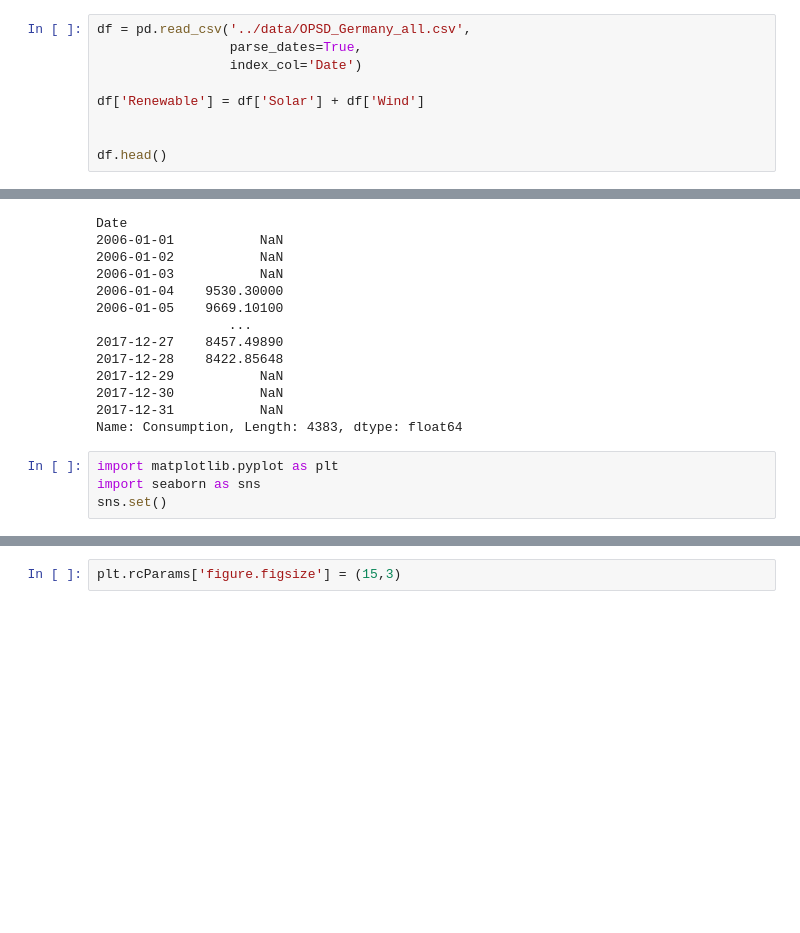
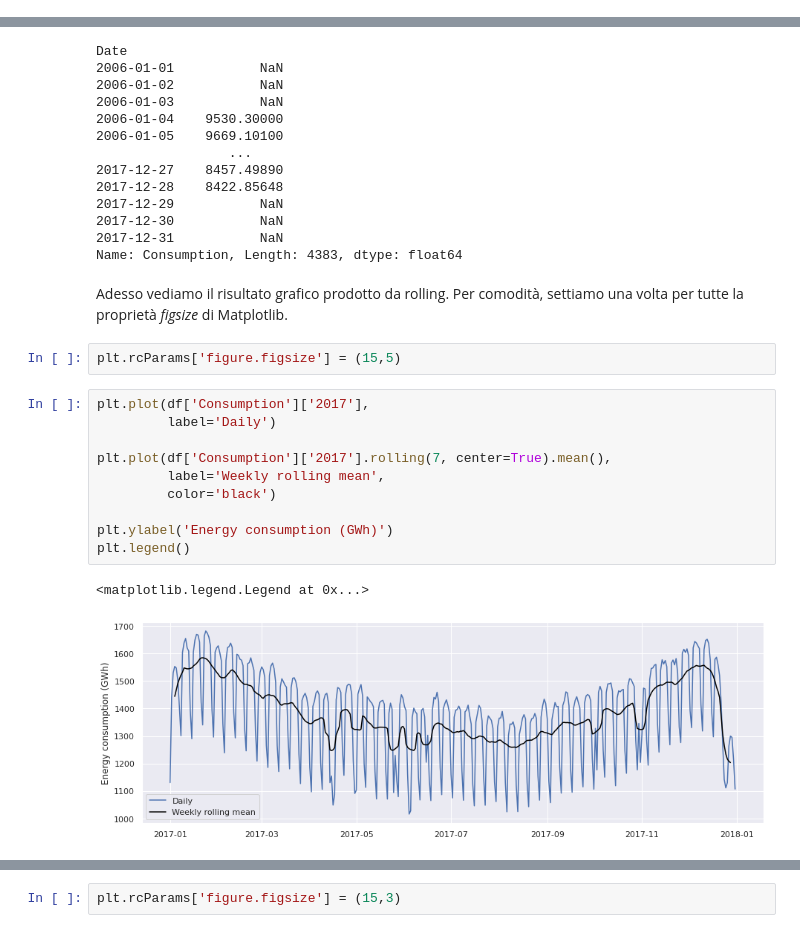
Before and after one commit to fbagattini/Lezioni, a Jupyter notebook: Analisi e Forecast di Serie Temporali con Python - Parte II.ipynb, the cells around one changed output, grey strips where cells are left out. Cells and saved outputs as stored; diff of their text form; blank space fills up the shorter version.

```diff
--- a/Analisi e Forecast di Serie Temporali con Python - Parte II.ipynb
+++ b/Analisi e Forecast di Serie Temporali con Python - Parte II.ipynb
@@ -120,9 +140,0 @@ import pandas as pd
-# %%
-df = pd.read_csv('../data/OPSD_Germany_all.csv',
-                 parse_dates=True,
-                 index_col='Date')
-
-df['Renewable'] = df['Solar'] + df['Wind']
-
-
-df.head()
@@ -260,7 +317,20 @@ Date
 2017-12-30           NaN
 2017-12-31           NaN
 Name: Consumption, Length: 4383, dtype: float64
-# %%
-import matplotlib.pyplot as plt
-import seaborn as sns
-sns.set()
+# %% [markdown]
+Adesso vediamo il risultato grafico prodotto da rolling. Per comodità, settiamo una volta per tutte la proprietà *figsize* di Matplotlib.
+# %%
+plt.rcParams['figure.figsize'] = (15,5)
+# %%
+plt.plot(df['Consumption']['2017'],
+         label='Daily')
+
+plt.plot(df['Consumption']['2017'].rolling(7, center=True).mean(),
+         label='Weekly rolling mean',
+         color='black')
+
+plt.ylabel('Energy consumption (GWh)')
+plt.legend()
+# %% [output]
+<matplotlib.legend.Legend at 0x...>
+[figure, added]
```
Also changed, not shown: parts of 81 cells of this notebook.
